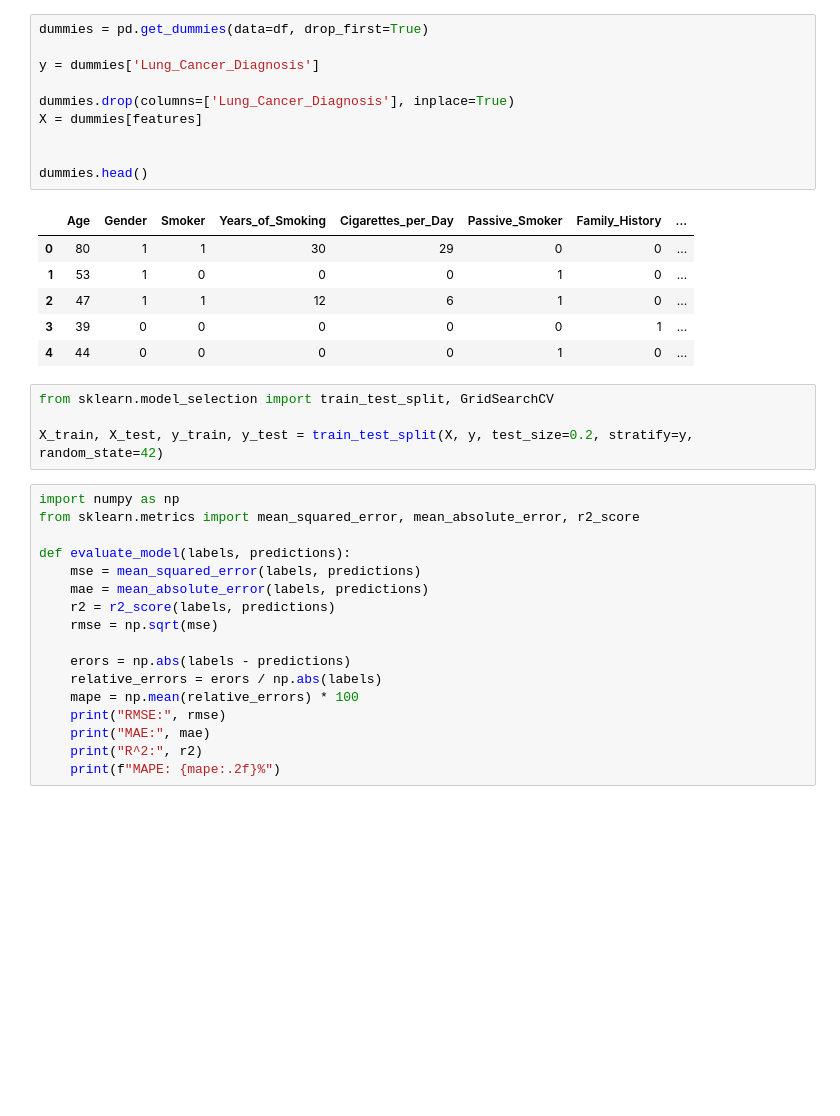
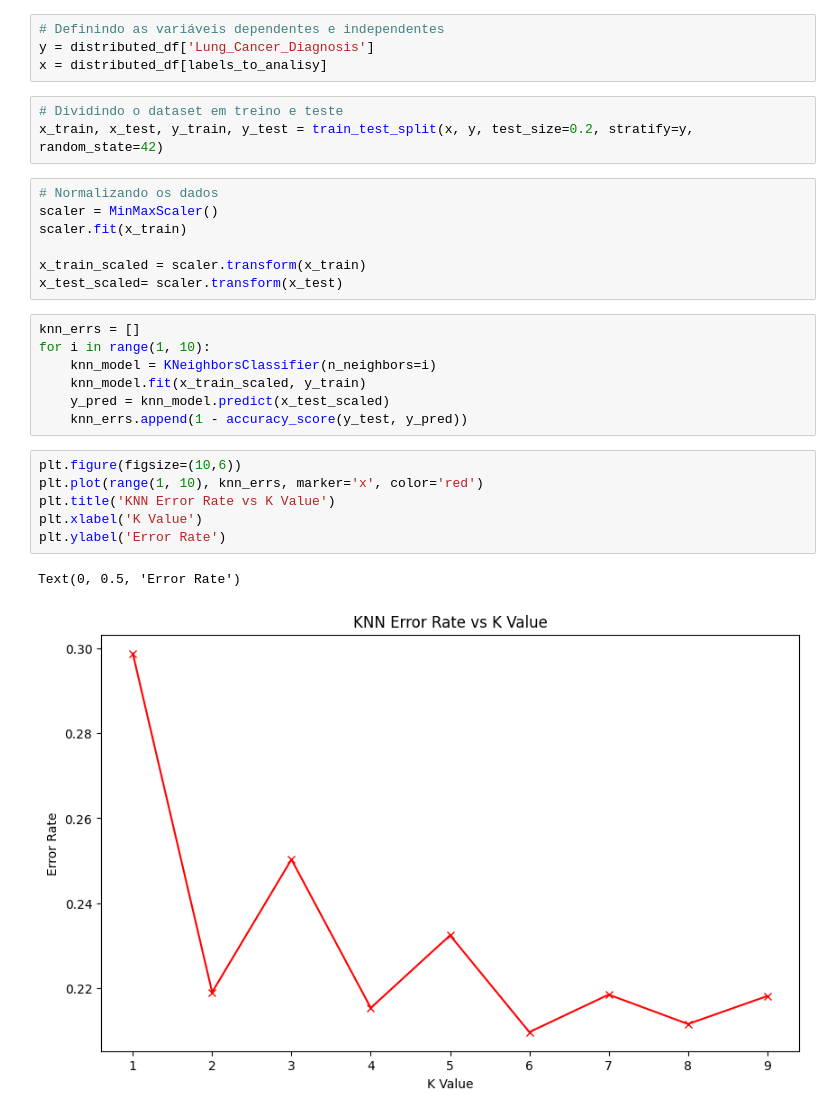
Before and after one commit to ademspr/fiap-ai-tech-challenge-01, a Jupyter notebook: notebooks/tech-challenger-01-model.ipynb, the cells around one changed output. Cells and saved outputs as stored; diff of their text form; blank space fills up the shorter version.

```diff
--- a/notebooks/tech-challenger-01-model.ipynb
+++ b/notebooks/tech-challenger-01-model.ipynb
@@ -73,38 +131,30 @@ for label in labels_hot_encode:
 # %%
-dummies = pd.get_dummies(data=df, drop_first=True)
-
-y = dummies['Lung_Cancer_Diagnosis']
-
-dummies.drop(columns=['Lung_Cancer_Diagnosis'], inplace=True)
-X = dummies[features]
-
-
-dummies.head()
+# Definindo as variáveis dependentes e independentes
+y = distributed_df['Lung_Cancer_Diagnosis']
+x = distributed_df[labels_to_analisy]
-# %% [output]
-|  | Age | Gender | Smoker | Years_of_Smoking | Cigarettes_per_Day | Passive_Smoker | Family_History | ... |
-| 0 | 80 | 1 | 1 | 30 | 29 | 0 | 0 | ... |
-| 1 | 53 | 1 | 0 | 0 | 0 | 1 | 0 | ... |
-| 2 | 47 | 1 | 1 | 12 | 6 | 1 | 0 | ... |
-| 3 | 39 | 0 | 0 | 0 | 0 | 0 | 1 | ... |
-| 4 | 44 | 0 | 0 | 0 | 0 | 1 | 0 | ... |
 # %%
-from sklearn.model_selection import train_test_split, GridSearchCV
-
-X_train, X_test, y_train, y_test = train_test_split(X, y, test_size=0.2, stratify=y, random_state=42)
+# Dividindo o dataset em treino e teste
+x_train, x_test, y_train, y_test = train_test_split(x, y, test_size=0.2, stratify=y, random_state=42)
-# %%
-import numpy as np
-from sklearn.metrics import mean_squared_error, mean_absolute_error, r2_score
-
-def evaluate_model(labels, predictions):
-    mse = mean_squared_error(labels, predictions)
-    mae = mean_absolute_error(labels, predictions)
-    r2 = r2_score(labels, predictions)
-    rmse = np.sqrt(mse)
-
-    erors = np.abs(labels - predictions)
-    relative_errors = erors / np.abs(labels)
-    mape = np.mean(relative_errors) * 100
-    print("RMSE:", rmse)
-    print("MAE:", mae)
-    print("R^2:", r2)
-    print(f"MAPE: {mape:.2f}%")
+# %%
+# Normalizando os dados
+scaler = MinMaxScaler()
+scaler.fit(x_train)
+
+x_train_scaled = scaler.transform(x_train)
+x_test_scaled= scaler.transform(x_test)
+# %%
+knn_errs = []
+for i in range(1, 10):
+    knn_model = KNeighborsClassifier(n_neighbors=i)
+    knn_model.fit(x_train_scaled, y_train)
+    y_pred = knn_model.predict(x_test_scaled)
+    knn_errs.append(1 - accuracy_score(y_test, y_pred))
+# %%
+plt.figure(figsize=(10,6))
+plt.plot(range(1, 10), knn_errs, marker='x', color='red')
+plt.title('KNN Error Rate vs K Value')
+plt.xlabel('K Value')
+plt.ylabel('Error Rate')
+# %% [output]
+Text(0, 0.5, 'Error Rate')
+[figure, added]
```
Also changed, not shown: parts of 22 cells of this notebook.
